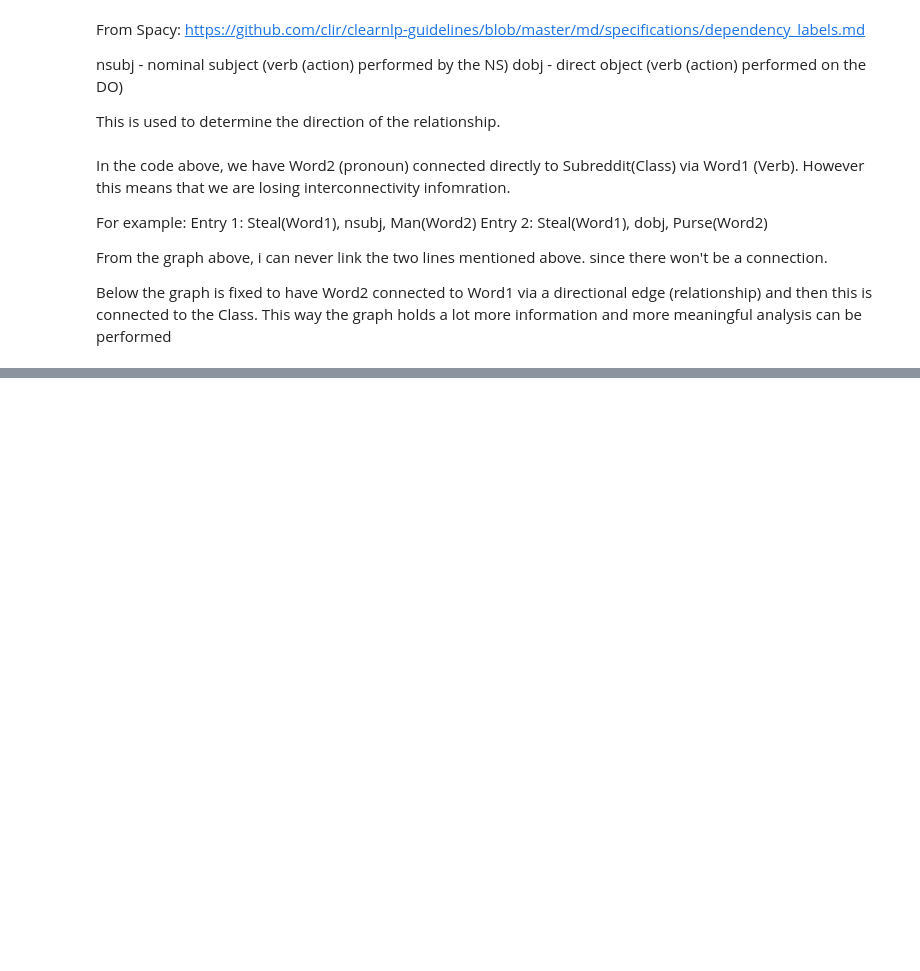
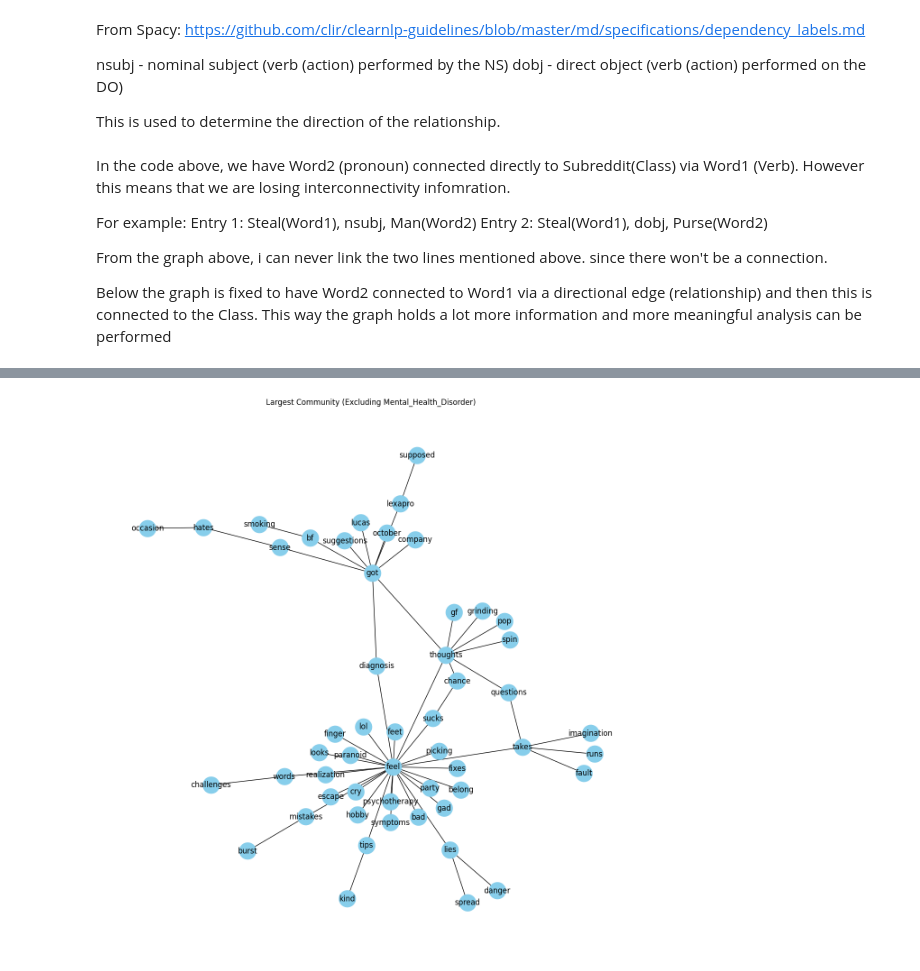
Before and after one commit to BigDataAssignment/mining-large-scale-data, a Jupyter notebook: GraphBuilding.ipynb, the cells around one changed output, grey strips where cells are left out. Cells and saved outputs as stored; diff of their text form; code cells hidden in the pictures; blank space fills up the shorter version.

Commit message:
Further updates to graphbuilding

```diff
--- a/GraphBuilding.ipynb
+++ b/GraphBuilding.ipynb
@@ -295,0 +248,59 @@ KeyError: 99022
+# %%
+import community
+
+query_nodes = """
+MATCH (n)
+WHERE NOT n:Mental_Health_Disorder
+RETURN id(n) as id, n.name as label
+"""
+
+query_edges = """
+MATCH (n)-[r]->(m)
+WHERE NOT n:Mental_Health_Disorder AND NOT m:Mental_Health_Disorder
+RETURN id(n) as source, id(m) as target
+"""
+
+result_nodes = graph.run(query_nodes)
+result_edges = graph.run(query_edges)
+
+node_labels = {record['id']: record['label'] for record in result_nodes}
+edges = [(record['source'], record['target']) for record in result_edges]
+
+G = nx.Graph(edges)
+
+# Perform Louvain community detection
+partition = community.best_partition(G)
+
+
+communities = {}
+for node, comm_id in partition.items():
+    if comm_id not in communities:
+        communities[comm_id] = [node]
+    else:
+        communities[comm_id].append(node)
+
+# Find the largest community
+largest_comm = max(communities, key=lambda k: len(communities[k]))
+
+# Create a subgraph with nodes from the largest community
+largest_comm_nodes = communities[largest_comm]
+G_largest_comm = G.subgraph(largest_comm_nodes)
+
+
+plt.figure(figsize=(12, 12))
+pos_largest_comm = nx.spring_layout(G_largest_comm)
+
+
+missing_nodes = [node for node in G_largest_comm.nodes if node not in pos_largest_comm]
+if missing_nodes:
+    print(f"Error: Missing positions for nodes {missing_nodes}")
+else:
+
+    nx.draw(G_largest_comm, pos=pos_largest_comm, node_color='skyblue', with_labels=False, node_size=700)
+    labels = {node: node_labels[node] for node in G_largest_comm.nodes}
+    nx.draw_networkx_labels(G_largest_comm, pos=pos_largest_comm, labels=labels)
+
+    plt.title('Largest Community (Excluding Mental_Health_Disorder)')
+    plt.show()
+# %% [output]
+[figure, added]
```
Also changed, not shown: parts of 9 cells of this notebook, 1 other file.
